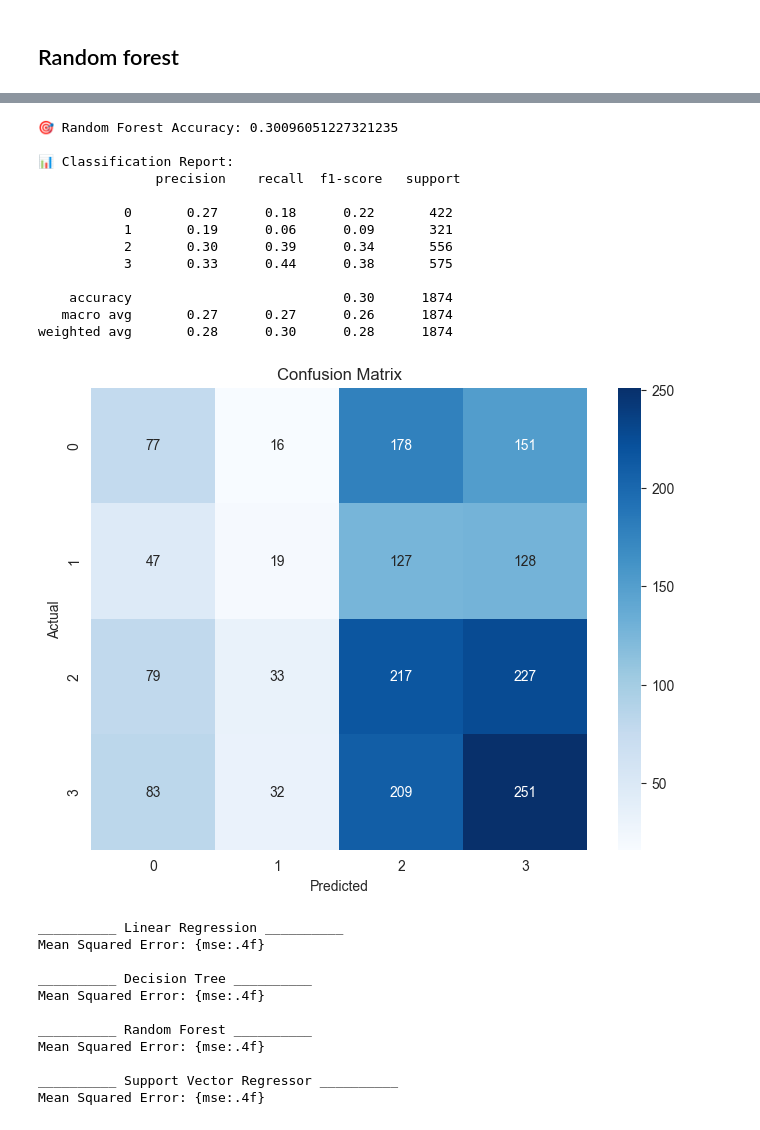
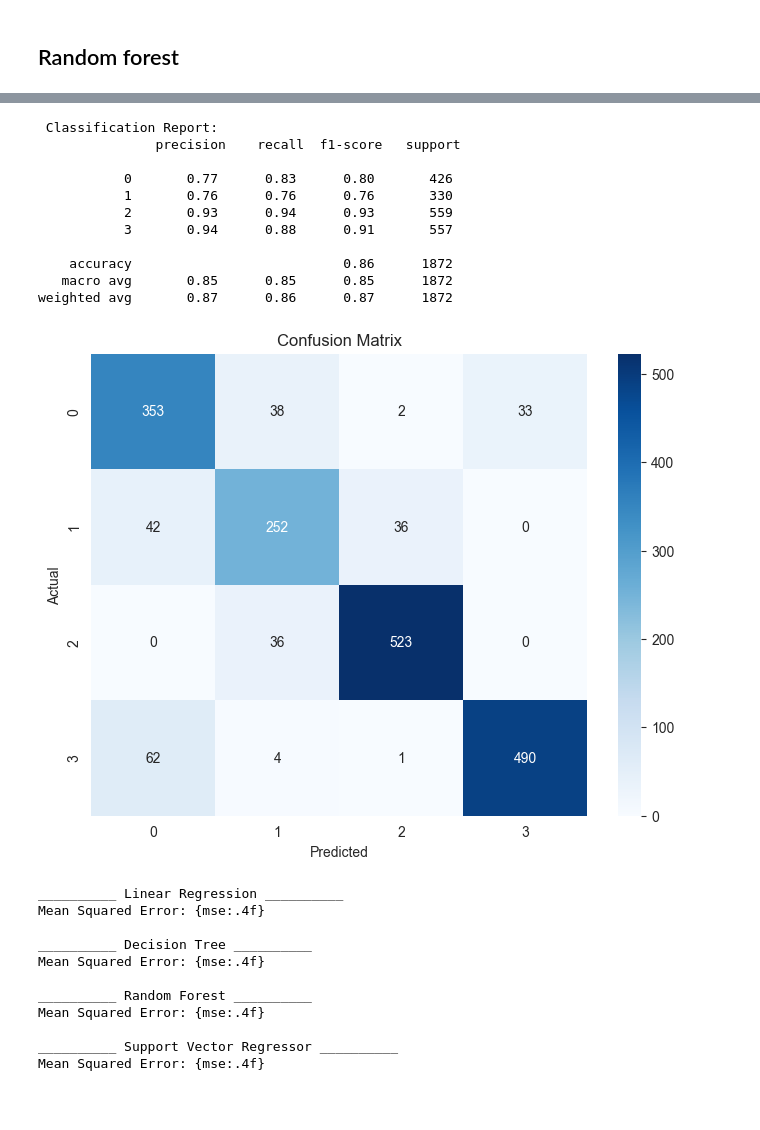
Before and after one commit to Aauia/MobileApp-Success-Project, a Jupyter notebook: appAnalyses/finalVersionEdited.ipynb, the cells around one changed output, grey strips where cells are left out. Drawn from its saved outputs; the diff is of its cells as text; code cells hidden in the pictures.

```diff
--- a/appAnalyses/finalVersionEdited.ipynb
+++ b/appAnalyses/finalVersionEdited.ipynb
@@ -781,12 +753,16 @@ Test Accuracy with k=3: 0.26
 Predicted Success Level for new point: 3
 # %% [markdown]
 ## Random forest
+# %%
+
+X = df_tree.drop(columns=['Success_Level_Encoded', 'Success_Level','App','Installs','Last Updated','Current Ver'])  # Features
+y = df_tree['Success_Level_Encoded']
+X_train, X_test, y_train, y_test = train_test_split(X, y, test_size=0.2, random_state=42)
 # %%
 from sklearn.model_selection import train_test_split
 from sklearn.ensemble import RandomForestClassifier
 from sklearn.metrics import accuracy_score
 
-X_train, X_test, y_train, y_test = train_test_split(X_scaled, y, test_size=0.2, random_state=42)
 clf = RandomForestClassifier()
 clf.fit(X_train, y_train)
 y_pred = clf.predict(X_test)
@@ -822,73 +798,28 @@ plt.show()
 # %%
-np.random.seed(42)
 
-# Generate synthetic dataset (use your real one here)
-data = {
-    'Category_encoded': np.random.rand(9366),
-    'Rating': np.random.rand(9366),
-    'Reviews': np.random.rand(9366),
-    'Size': np.random.rand(9366),
-    'Installs': np.random.rand(9366),
-    'Price': np.random.rand(9366),
-    'Success_Level_Encoded': np.random.choice([0, 1, 2, 3], 9366, p=[0.2258, 0.1726, 0.2993, 0.3023])
-}
-
-df = pd.DataFrame(data)
-
-feature_cols = ['Category_encoded', 'Rating', 'Reviews', 'Size', 'Installs', 'Price']
-target_col = 'Success_Level_Encoded'
-
-X = df[feature_cols]
-y = df[target_col]
-
-# Standardize features
-scaler = StandardScaler()
-X_scaled = scaler.fit_transform(X)
-
-# ---------------------------
-# Step 2: Train-Test Split
-# ---------------------------
-X_train, X_test, y_train, y_test = train_test_split(
-    X_scaled, y, test_size=0.2, random_state=42, stratify=y
-)
-
-# ---------------------------
-# Step 3: Train Random Forest
-# ---------------------------
-clf = RandomForestClassifier(random_state=42)
-clf.fit(X_train, y_train)
-
-# ---------------------------
-# Step 4: Evaluate
-# ---------------------------
-y_pred = clf.predict(X_test)
-
-print("🎯 Random Forest Accuracy:", accuracy_score(y_test, y_pred))
-print("\n📊 Classification Report:\n", classification_report(y_test, y_pred))
+print("\n Classification Report:\n", classification_report(y_test, y_pred))
 
 # Confusion matrix
 plt.figure(figsize=(8, 6))
 sns.heatmap(confusion_matrix(y_test, y_pred), annot=True, fmt='d', cmap='Blues',
             xticklabels=[0, 1, 2, 3], yticklabels=[0, 1, 2, 3])
 plt.title("Confusion Matrix")
 plt.xlabel("Predicted")
 plt.ylabel("Actual")
 plt.show()
 # %% [output]
-🎯 Random Forest Accuracy: 0.30096051227321235
-
-📊 Classification Report:
+ Classification Report:
                precision    recall  f1-score   support
 
-           0       0.27      0.18      0.22       422
-           1       0.19      0.06      0.09       321
-           2       0.30      0.39      0.34       556
-           3       0.33      0.44      0.38       575
+           0       0.77      0.83      0.80       426
+           1       0.76      0.76      0.76       330
+           2       0.93      0.94      0.93       559
+           3       0.94      0.88      0.91       557
 
-    accuracy                           0.30      1874
-   macro avg       0.27      0.27      0.26      1874
-weighted avg       0.28      0.30      0.28      1874
+    accuracy                           0.86      1872
+   macro avg       0.85      0.85      0.85      1872
+weighted avg       0.87      0.86      0.87      1872
-[figure, old version]
+[figure, new version]
 # %%
 models = {
     "Linear Regression": LinearRegression(),
```
Also changed, not shown: parts of 41 cells of this notebook, 1 other file.
